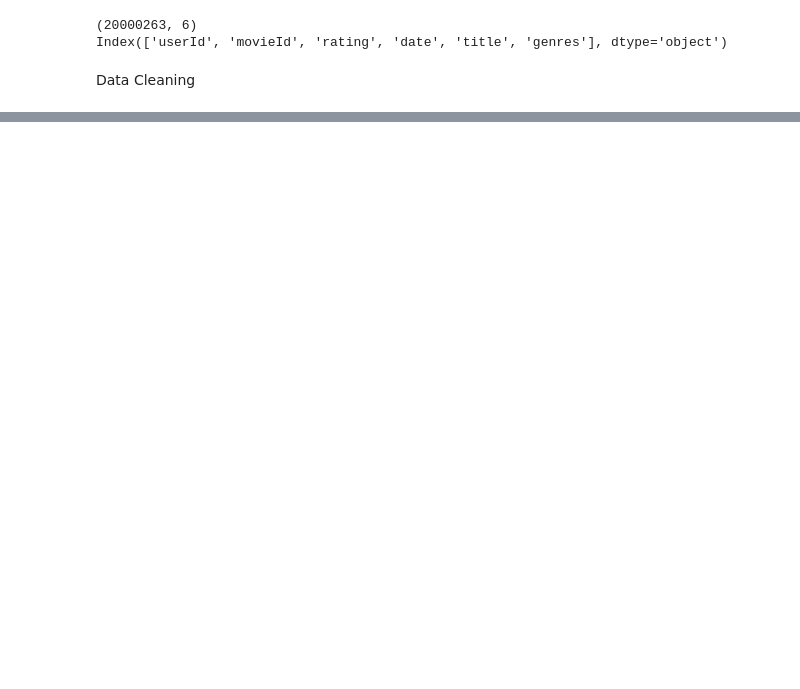
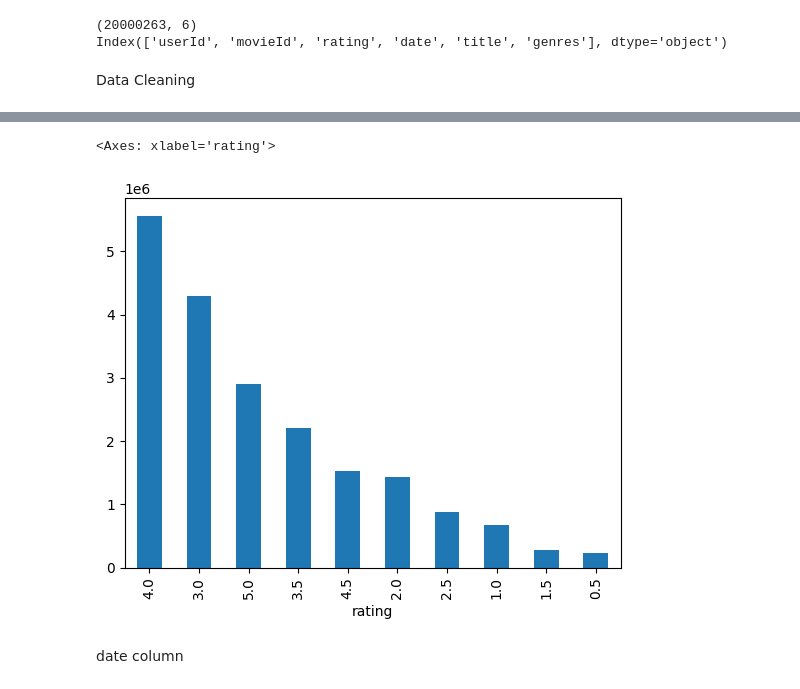
Before and after one commit to itzuditsharma/Sentiment-Analysis-Alexa, a Jupyter notebook: Movie Recommendation/main.ipynb, the cells around one changed output, grey strips where cells are left out. Drawn from its saved outputs; the diff is of its cells as text; code cells hidden in the pictures; blank space fills up the shorter version.

```diff
--- a/Movie Recommendation/main.ipynb
+++ b/Movie Recommendation/main.ipynb
@@ -96,0 +182,7 @@ Data Cleaning
+# %%
+movie_ratings['rating'].value_counts().plot(kind='bar')
+# %% [output]
+<Axes: xlabel='rating'>
+[figure, added]
+# %% [markdown]
+date column
```
Also changed, not shown: parts of 15 cells of this notebook.
